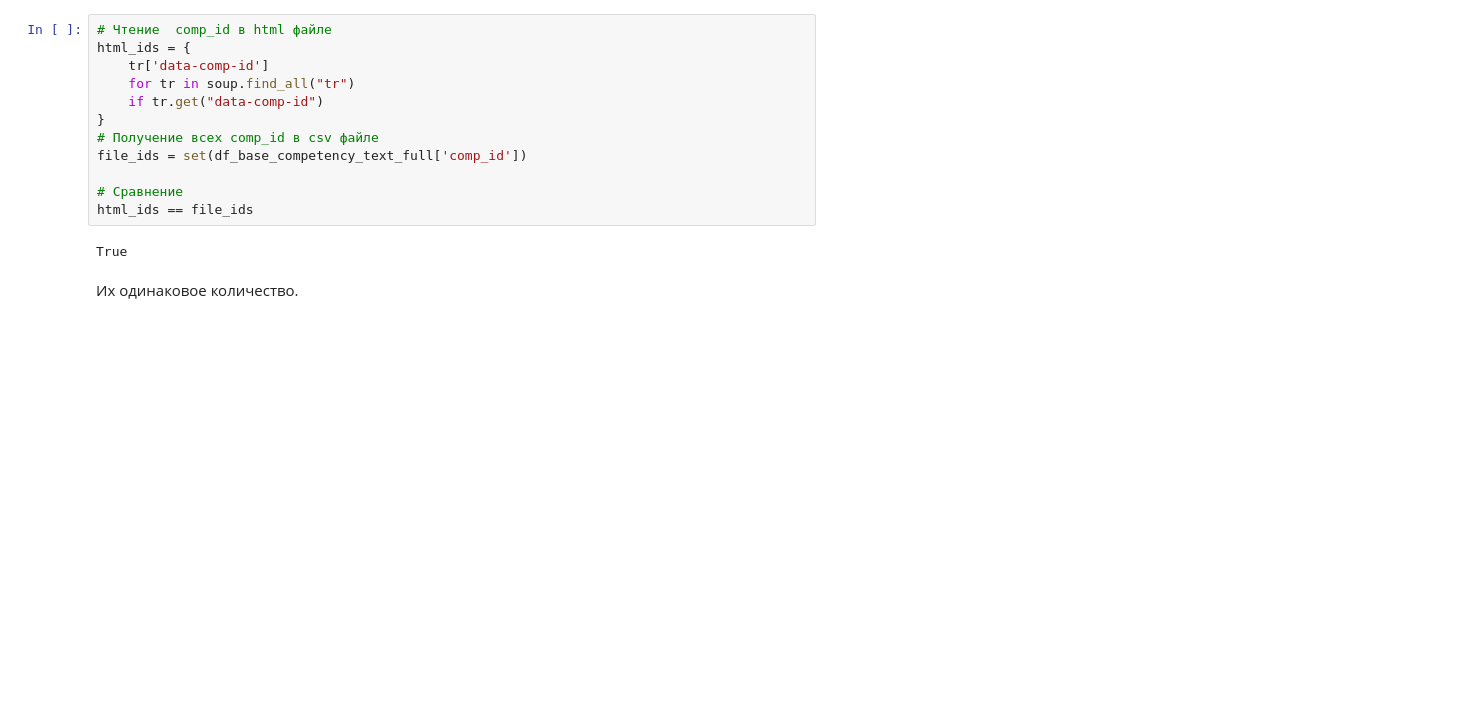
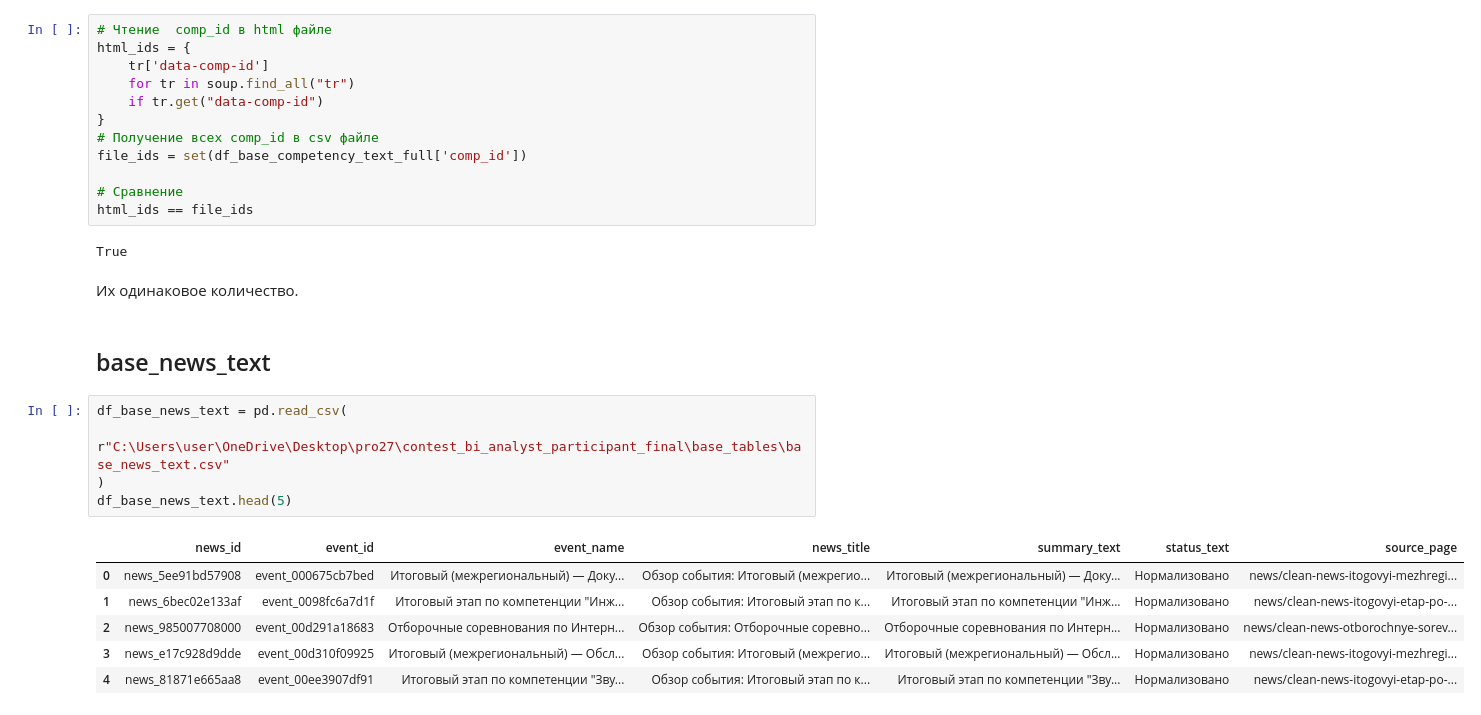
Before and after one commit to George-Mironenko/porfessional27, a Jupyter notebook: professional.ipynb, the cells around one changed output. Saved outputs shown, nothing was run; the diff lists cells and outputs as text; blank space fills up the shorter version.

```diff
--- a/professional.ipynb
+++ b/professional.ipynb
@@ -278,3 +292,17 @@ html_ids == file_ids
 True
 # %% [markdown]
 Их одинаковое количество.
+# %% [markdown]
+## base_news_text
+# %%
+df_base_news_text = pd.read_csv(
+    r"C:\Users\user\OneDrive\Desktop\pro27\contest_bi_analyst_participant_final\base_tables\base_news_text.csv"
+)
+df_base_news_text.head(5)
+# %% [output]
+|  | news_id | event_id | event_name | news_title | summary_text | status_text | source_page |
+| 0 | news_5ee91bd57908 | event_000675cb7bed | Итоговый (межрегиональный) — Доку... | Обзор события: Итоговый (межрегио... | Итоговый (межрегиональный) — Доку... | Нормализовано | news/clean-news-itogovyi-mezhregi... |
+| 1 | news_6bec02e133af | event_0098fc6a7d1f | Итоговый этап по компетенции "Инж... | Обзор события: Итоговый этап по к... | Итоговый этап по компетенции "Инж... | Нормализовано | news/clean-news-itogovyi-etap-po-... |
+| 2 | news_985007708000 | event_00d291a18683 | Отборочные соревнования по Интерн... | Обзор события: Отборочные соревно... | Отборочные соревнования по Интерн... | Нормализовано | news/clean-news-otborochnye-sorev... |
+| 3 | news_e17c928d9dde | event_00d310f09925 | Итоговый (межрегиональный) — Обсл... | Обзор события: Итоговый (межрегио... | Итоговый (межрегиональный) — Обсл... | Нормализовано | news/clean-news-itogovyi-mezhregi... |
+| 4 | news_81871e665aa8 | event_00ee3907df91 | Итоговый этап по компетенции "Зву... | Обзор события: Итоговый этап по к... | Итоговый этап по компетенции "Зву... | Нормализовано | news/clean-news-itogovyi-etap-po-... |
```
Also changed, not shown: parts of 33 cells of this notebook.
